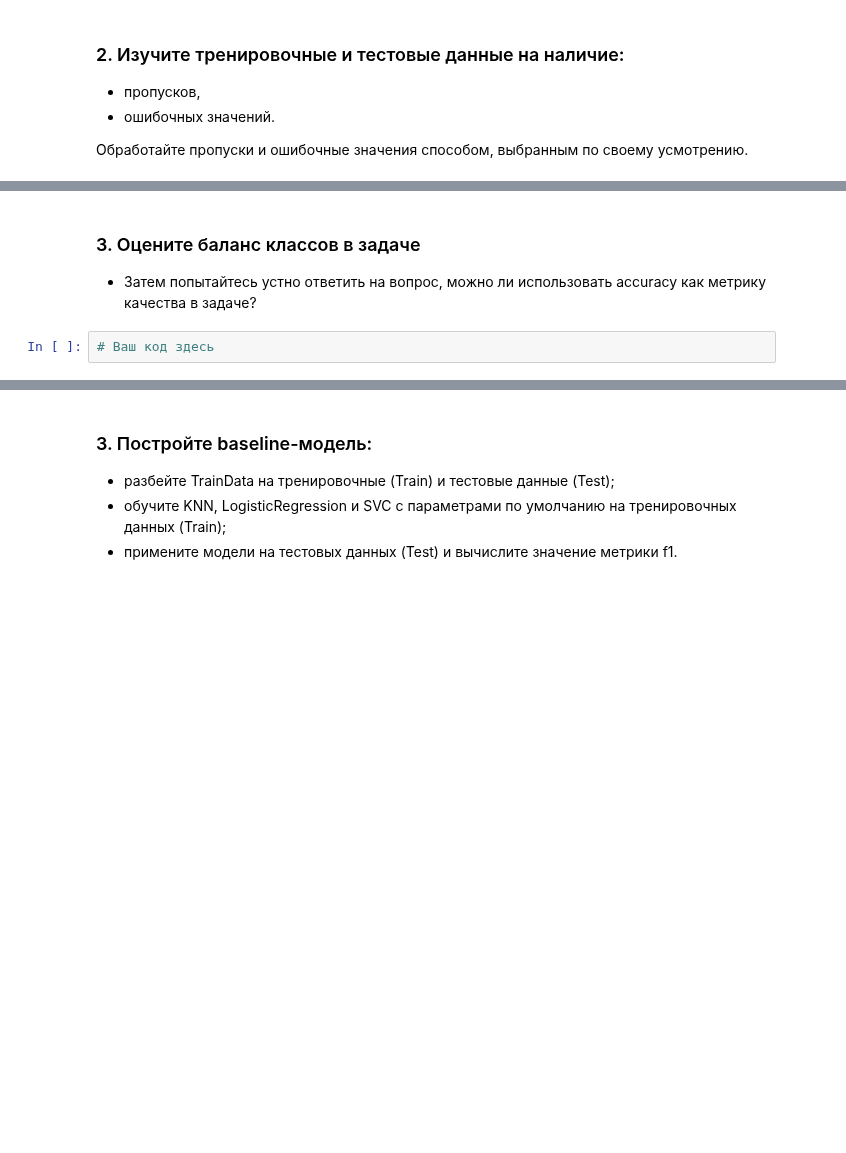
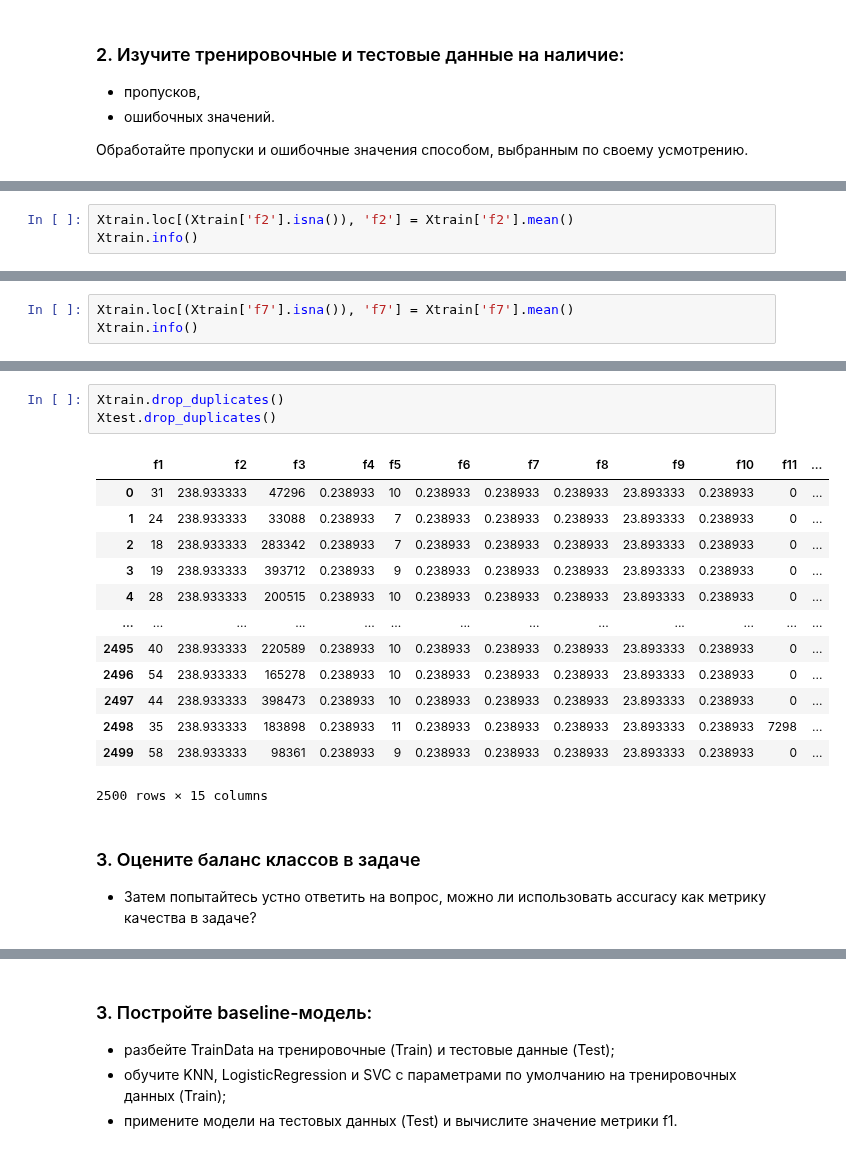
Before and after one commit to IgorKolotushkin/machine_learning_ds, a Jupyter notebook: hw6/Практическая работа. Линейная классификация. Метод опорных векторов.ipynb, the cells around one changed output, grey strips where cells are left out. Saved outputs shown, nothing was run; the diff lists cells and outputs as text; blank space fills up the shorter version.

```diff
--- a/hw6/Практическая работа. Линейная классификация. Метод опорных векторов.ipynb
+++ b/hw6/Практическая работа. Линейная классификация. Метод опорных векторов.ipynb
@@ -48,0 +134,3 @@ Xtest = pd.read_csv("TestData.csv")
+# %%
+Xtrain.loc[(Xtrain['f2'].isna()), 'f2'] = Xtrain['f2'].mean()
+Xtrain.info()
@@ -48,0 +176,3 @@ Xtest = pd.read_csv("TestData.csv")
+# %%
+Xtrain.loc[(Xtrain['f7'].isna()), 'f7'] = Xtrain['f7'].mean()
+Xtrain.info()
@@ -49,5 +197,20 @@ Xtest = pd.read_csv("TestData.csv")
+# %%
+Xtrain.drop_duplicates()
+Xtest.drop_duplicates()
+# %% [output]
+|  | f1 | f2 | f3 | f4 | f5 | f6 | f7 | f8 | f9 | f10 | f11 | ... |
+| 0 | 31 | 238.933333 | 47296 | 0.238933 | 10 | 0.238933 | 0.238933 | 0.238933 | 23.893333 | 0.238933 | 0 | ... |
+| 1 | 24 | 238.933333 | 33088 | 0.238933 | 7 | 0.238933 | 0.238933 | 0.238933 | 23.893333 | 0.238933 | 0 | ... |
+| 2 | 18 | 238.933333 | 283342 | 0.238933 | 7 | 0.238933 | 0.238933 | 0.238933 | 23.893333 | 0.238933 | 0 | ... |
+| 3 | 19 | 238.933333 | 393712 | 0.238933 | 9 | 0.238933 | 0.238933 | 0.238933 | 23.893333 | 0.238933 | 0 | ... |
+| 4 | 28 | 238.933333 | 200515 | 0.238933 | 10 | 0.238933 | 0.238933 | 0.238933 | 23.893333 | 0.238933 | 0 | ... |
+| ... | ... | ... | ... | ... | ... | ... | ... | ... | ... | ... | ... | ... |
+| 2495 | 40 | 238.933333 | 220589 | 0.238933 | 10 | 0.238933 | 0.238933 | 0.238933 | 23.893333 | 0.238933 | 0 | ... |
+| 2496 | 54 | 238.933333 | 165278 | 0.238933 | 10 | 0.238933 | 0.238933 | 0.238933 | 23.893333 | 0.238933 | 0 | ... |
+| 2497 | 44 | 238.933333 | 398473 | 0.238933 | 10 | 0.238933 | 0.238933 | 0.238933 | 23.893333 | 0.238933 | 0 | ... |
+| 2498 | 35 | 238.933333 | 183898 | 0.238933 | 11 | 0.238933 | 0.238933 | 0.238933 | 23.893333 | 0.238933 | 7298 | ... |
+| 2499 | 58 | 238.933333 | 98361 | 0.238933 | 9 | 0.238933 | 0.238933 | 0.238933 | 23.893333 | 0.238933 | 0 | ... |
+2500 rows × 15 columns
 # %% [markdown]
 ### 3. Оцените баланс классов в задаче
 - Затем попытайтесь устно ответить на вопрос, можно ли использовать accuracy как метрику качества в задаче?
-# %%
-# Ваш код здесь
```
Also changed, not shown: parts of 14 cells of this notebook.
